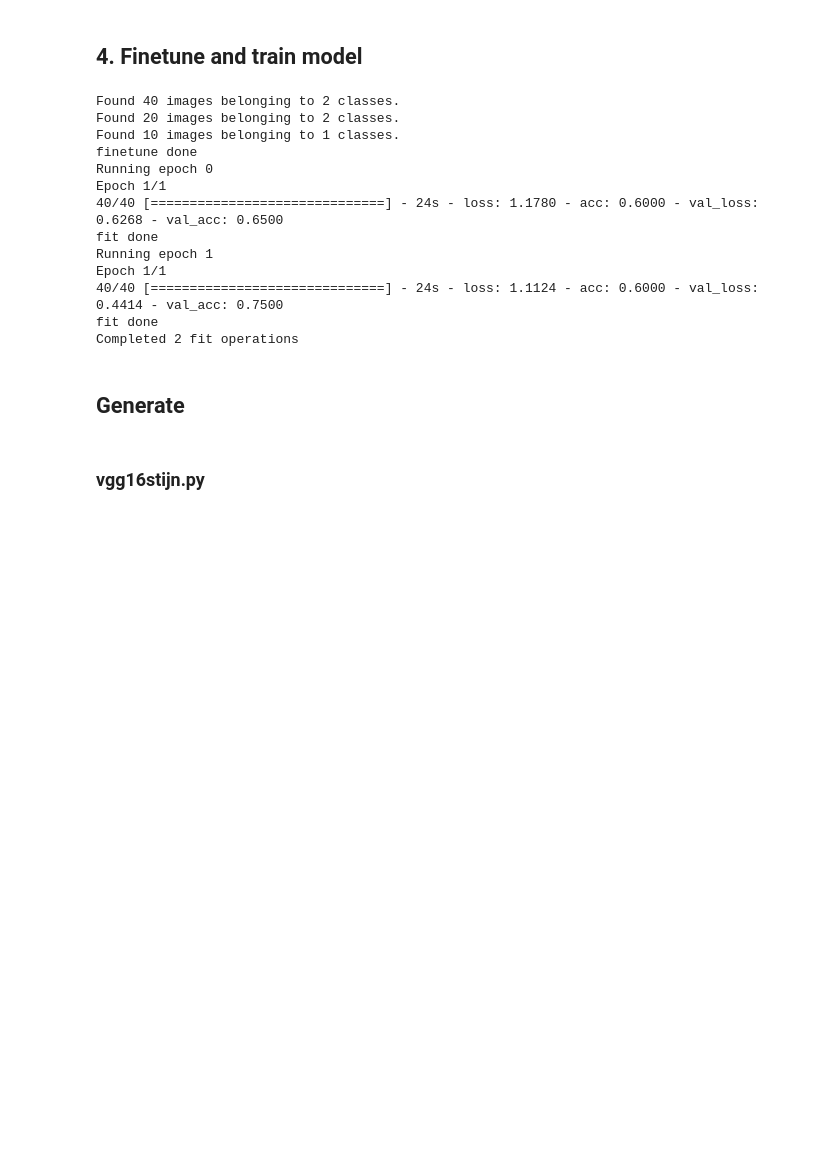
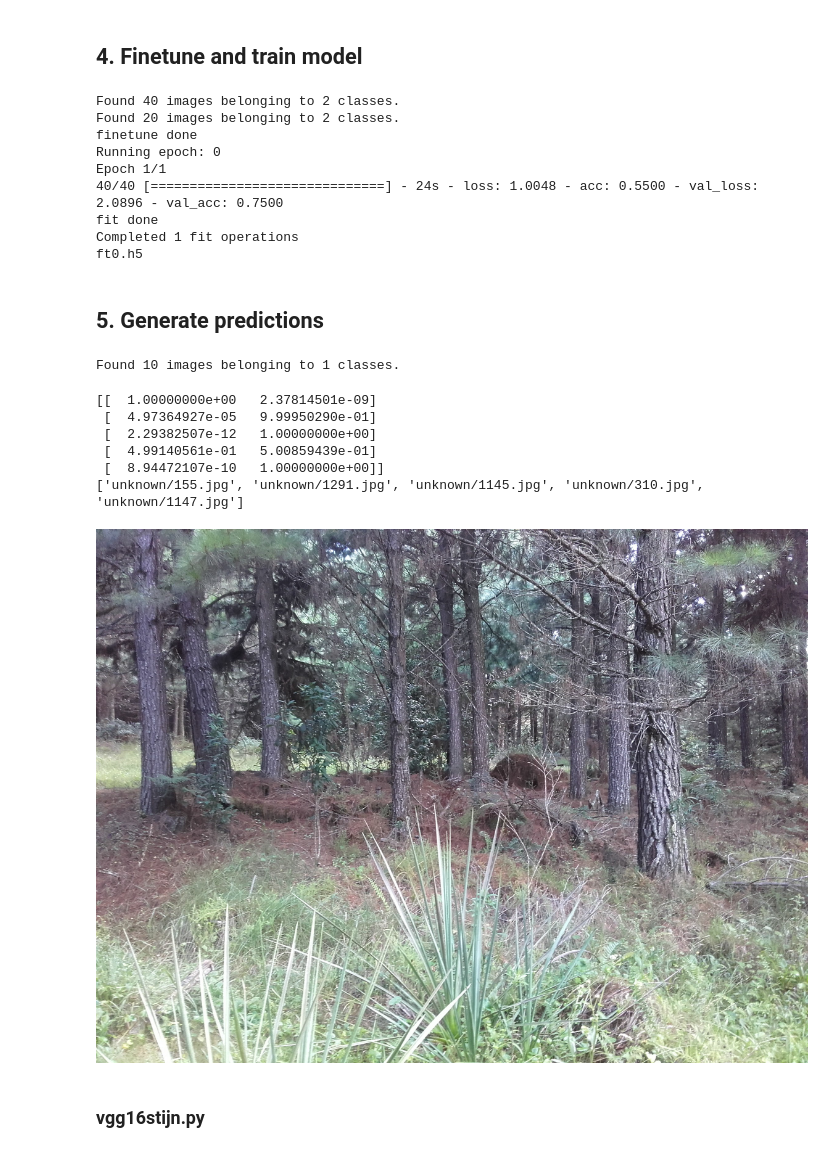
Before and after one commit to sbalk/ifastdiy, a Jupyter notebook: 1_image_recognition_invasivespecies.ipynb, the cells around one changed output. Saved outputs shown, nothing was run; the diff lists cells and outputs as text; code cells hidden in the pictures; blank space fills up the shorter version.

```diff
--- a/1_image_recognition_invasivespecies.ipynb
+++ b/1_image_recognition_invasivespecies.ipynb
@@ -147,4 +147,4 @@ path = DATA_HOME_DIR + '/sample/'
 # path = DATA_HOME_DIR
 # %%
 batch_size = 64
-nb_epoch = 2
+nb_epoch = 1
@@ -151,31 +155,45 @@ nb_epoch = 2
 # %%
-import vgg16stijn; reload(vgg16stijn)
-from vgg16stijn import Vgg16Stijn
-vgg = Vgg16Stijn()
-
-batches = vgg.batch_iterator(path+'train', batch_size=batch_size)
-val_batches = vgg.batch_iterator(path+'valid', batch_size=batch_size*2)
-test_batches = vgg.batch_iterator(path+'test', batch_size=batch_size)
+batches = vgg.batch_iterator(path+'/train', batch_size=batch_size)
+val_batches = vgg.batch_iterator(path+'/valid', batch_size=batch_size*2)
+# test_batches = vgg.batch_iterator(path+'/test', batch_size=batch_size)
 
 vgg.finetune_to_classes(batches)
 print('finetune done')
+vgg.model.optimizer.lr = 0.01
 vgg.fit_n_save(batches, val_batches, nb_epoch, results_path)
 # %% [output]
 Found 40 images belonging to 2 classes.
 Found 20 images belonging to 2 classes.
-Found 10 images belonging to 1 classes.
 finetune done
-Running epoch 0
+Running epoch: 0
 Epoch 1/1
-40/40 [==============================] - 24s - loss: 1.1780 - acc: 0.6000 - val_loss: 0.6268 - val_acc: 0.6500
+40/40 [==============================] - 24s - loss: 1.0048 - acc: 0.5500 - val_loss: 2.0896 - val_acc: 0.7500
 fit done
-Running epoch 1
-Epoch 1/1
-40/40 [==============================] - 24s - loss: 1.1124 - acc: 0.6000 - val_loss: 0.4414 - val_acc: 0.7500
-fit done
-Completed 2 fit operations
+Completed 1 fit operations
+ft0.h5
 # %% [markdown]
-## Generate
+## 5. Generate predictions
+# %%
+vgg.model.load_weights(results_path+'ft3.h5')
+# %%
+batches, preds = vgg.test(path+'/test', batch_size = batch_size*2)
+# %% [output]
+Found 10 images belonging to 1 classes.
+# %%
+print preds[:5]
+
+filenames = batches.filenames
+print filenames[:5]
+from PIL import Image
+Image.open(path+'test/' + filenames[2])
+# %% [output]
+[[  1.00000000e+00   2.37814501e-09]
+ [  4.97364927e-05   9.99950290e-01]
+ [  2.29382507e-12   1.00000000e+00]
+ [  4.99140561e-01   5.00859439e-01]
+ [  8.94472107e-10   1.00000000e+00]]
+['unknown/155.jpg', 'unknown/1291.jpg', 'unknown/1145.jpg', 'unknown/310.jpg', 'unknown/1147.jpg']
+[figure, added]
 # %% [markdown]
 ### vgg16stijn.py
 # %%
```
Also changed, not shown: parts of 2 cells of this notebook.
